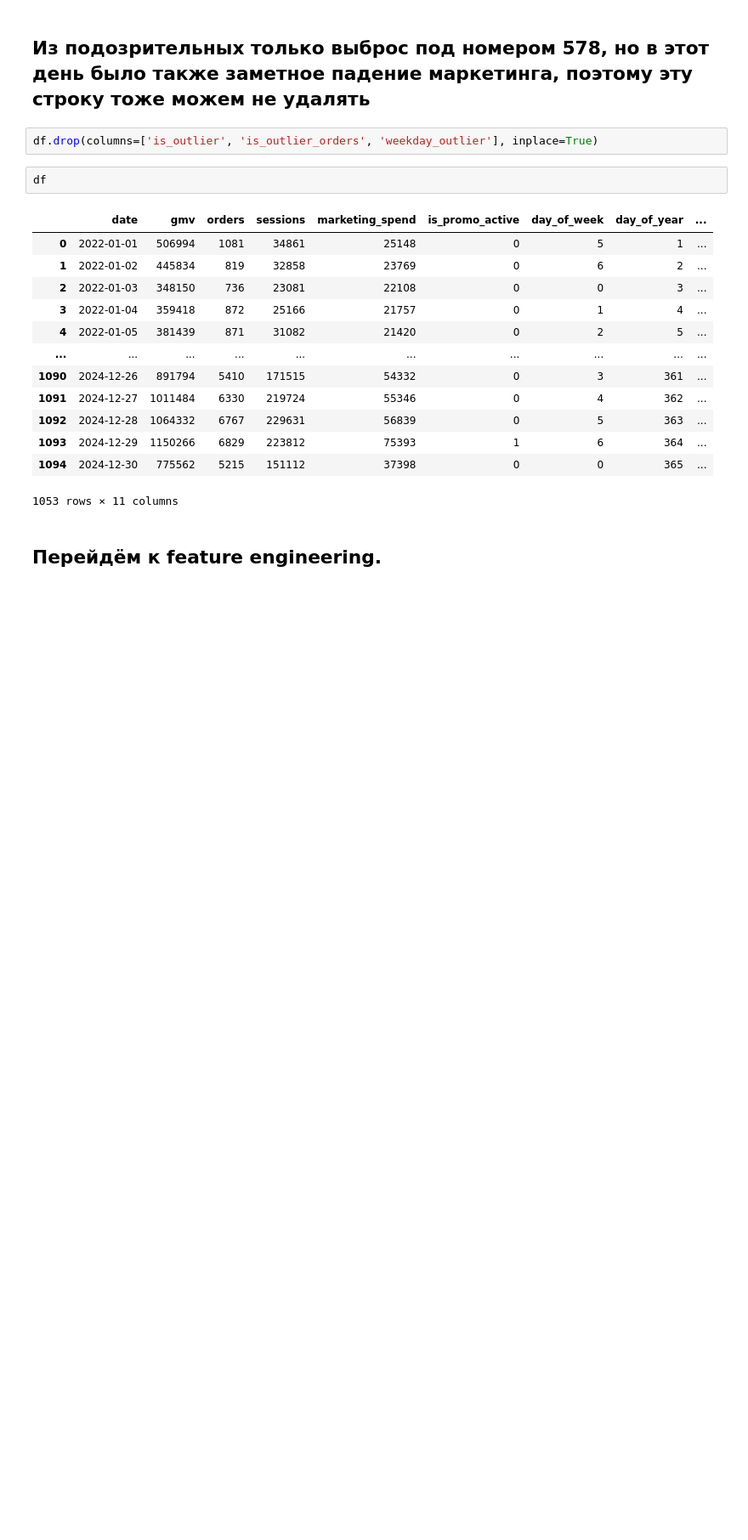
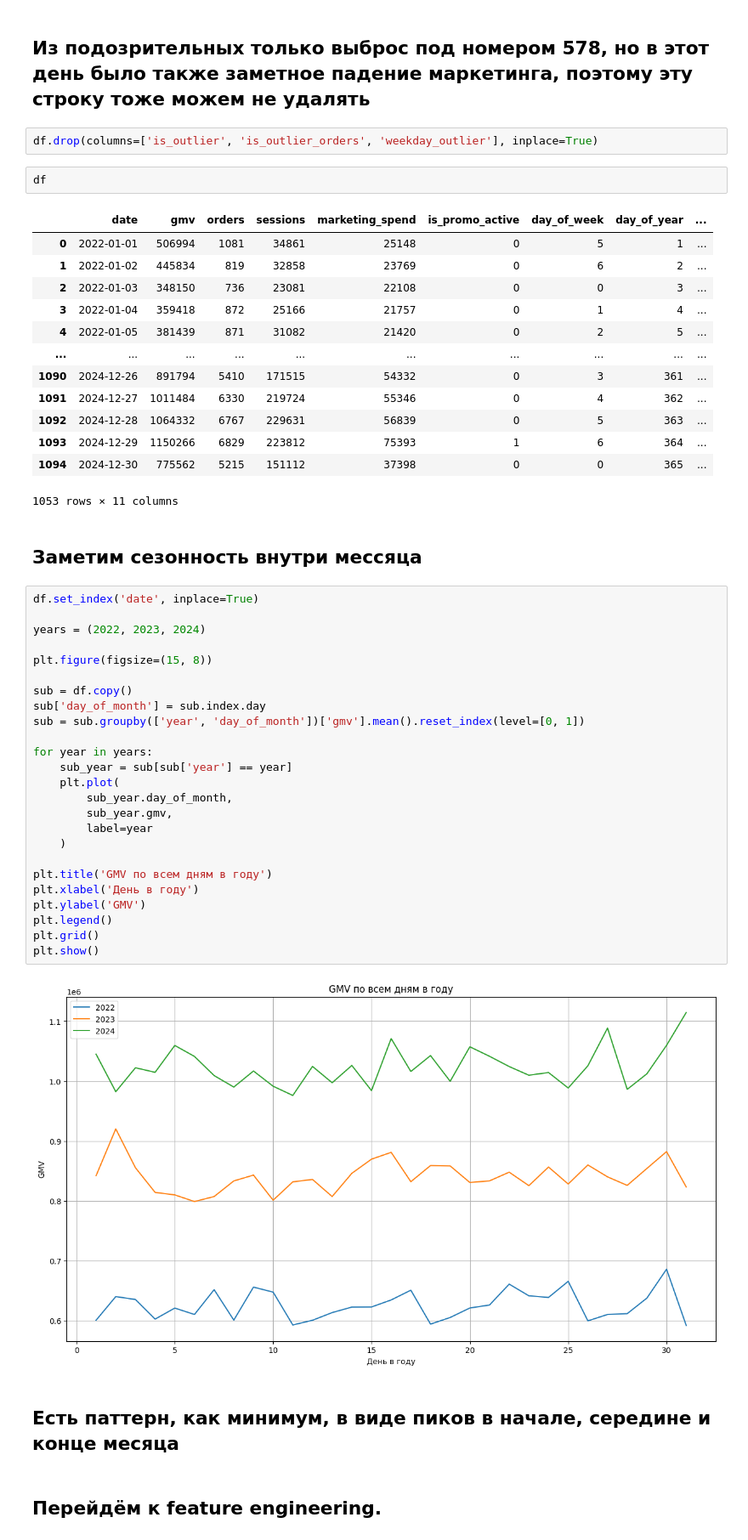
Before and after one commit to Sordid-Slug/test_ozon, a Jupyter notebook: model/forecast.ipynb, the cells around one changed output. Shown at 85% size. Saved outputs shown, nothing was run; the diff lists cells and outputs as text; blank space fills up the shorter version.

```diff
--- a/model/forecast.ipynb
+++ b/model/forecast.ipynb
@@ -420,5 +420,36 @@ df
 | 1093 | 2024-12-29 | 1150266 | 6829 | 223812 | 75393 | 1 | 6 | 364 | ... |
 | 1094 | 2024-12-30 | 775562 | 5215 | 151112 | 37398 | 0 | 0 | 365 | ... |
 1053 rows × 11 columns
+# %% [markdown]
+## Заметим сезонность внутри мессяца
+# %%
+df.set_index('date', inplace=True)
+
+years = (2022, 2023, 2024)
+
+plt.figure(figsize=(15, 8))
+
+sub = df.copy()
+sub['day_of_month'] = sub.index.day
+sub = sub.groupby(['year', 'day_of_month'])['gmv'].mean().reset_index(level=[0, 1])
+
+for year in years:
+    sub_year = sub[sub['year'] == year]
+    plt.plot(
+        sub_year.day_of_month,
+        sub_year.gmv,
+        label=year
+    )
+
+plt.title('GMV по всем дням в году')
+plt.xlabel('День в году')
+plt.ylabel('GMV')
+plt.legend()
+plt.grid()
+plt.show()
+# %% [output]
+[figure, added]
+# %% [markdown]
+## Есть паттерн, как минимум, в виде пиков в начале, середине и конце месяца
 # %% [markdown]
 ## Перейдём к feature engineering.
```
Also changed, not shown: parts of 17 cells of this notebook.
